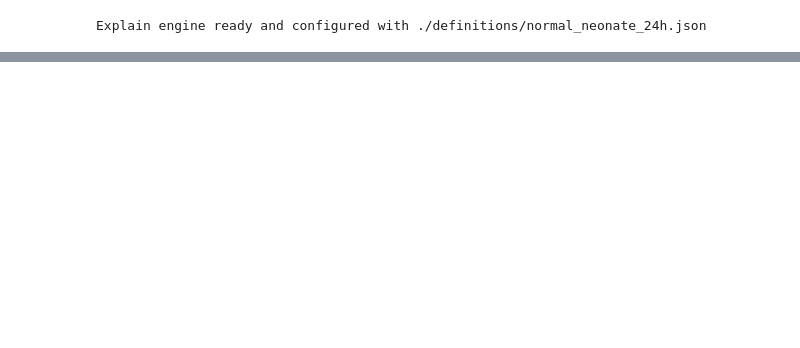
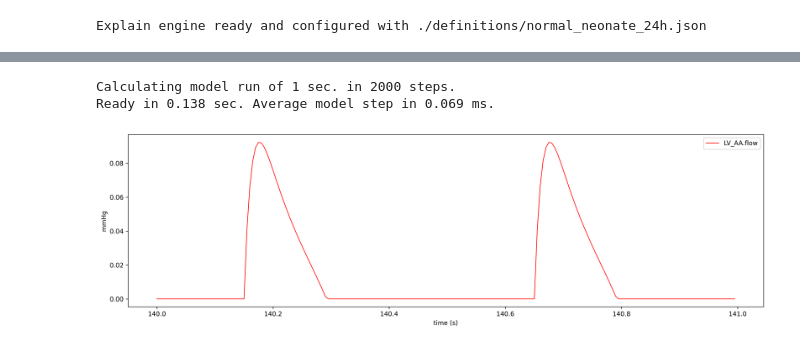
Before and after one commit to Dobutamine/explain_source, a Jupyter notebook: explain/Explain.ipynb, the cells around one changed output, grey strips where cells are left out. Cells and saved outputs as stored; diff of their text form; code cells hidden in the pictures; blank space fills up the shorter version.

```diff
--- a/explain/Explain.ipynb
+++ b/explain/Explain.ipynb
@@ -26,0 +25,6 @@ Ready in 0.199 sec. Average model step in 0.01 ms.
+# %%
+neo.plot_time("LV_AA.flow", 1)
+# %% [output]
+Calculating model run of 1 sec. in 2000 steps.
+Ready in 0.138 sec. Average model step in 0.069 ms.
+[figure, added]
```
Also changed, not shown: parts of 4 cells of this notebook, 2 other files.
